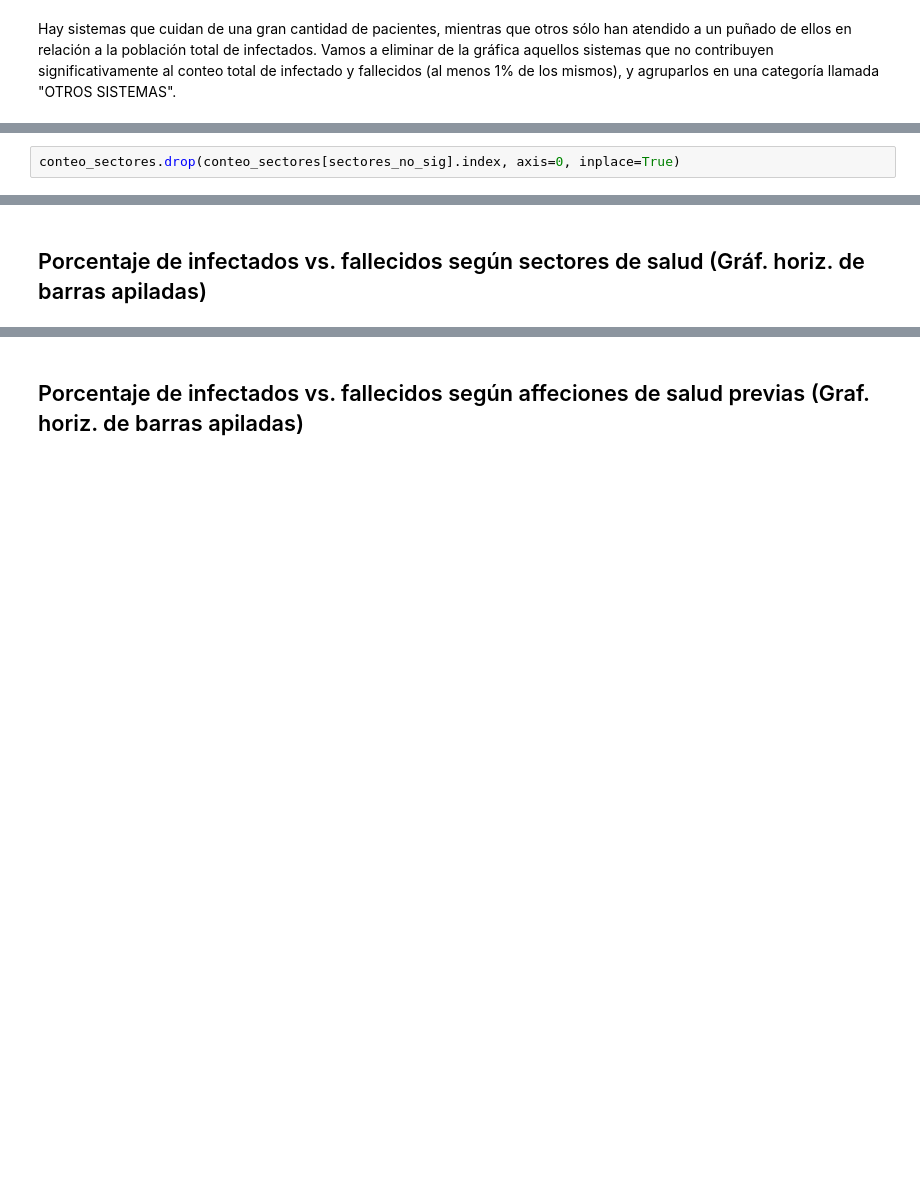
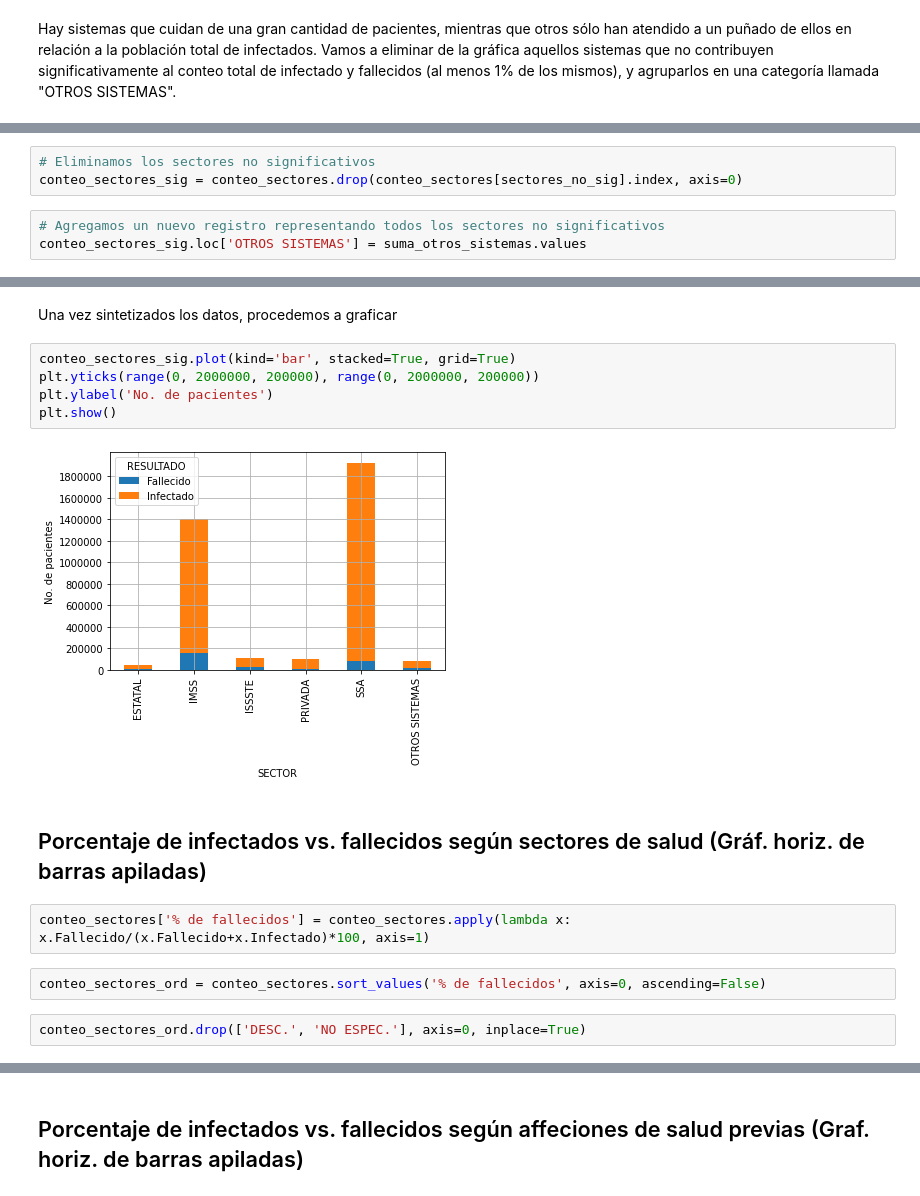
Before and after one commit to EstebanBrito/covid19-mexico, a Jupyter notebook: notebooks/Graficas.ipynb, the cells around one changed output, grey strips where cells are left out. Cells and saved outputs as stored; diff of their text form; blank space fills up the shorter version.

Commit message:
Added one more plot to plots notebook

```diff
--- a/notebooks/Graficas.ipynb
+++ b/notebooks/Graficas.ipynb
@@ -489,4 +455,8 @@ Fallecido    11273
 Infectado    73528
 dtype: int64
 # %%
-conteo_sectores.drop(conteo_sectores[sectores_no_sig].index, axis=0, inplace=True)
+# Eliminamos los sectores no significativos
+conteo_sectores_sig = conteo_sectores.drop(conteo_sectores[sectores_no_sig].index, axis=0)
+# %%
+# Agregamos un nuevo registro representando todos los sectores no significativos
+conteo_sectores_sig.loc['OTROS SISTEMAS'] = suma_otros_sistemas.values
@@ -493,2 +474,17 @@ conteo_sectores.drop(conteo_sectores[sectores_no_sig].index, axis=0, inplace=Tru
+# %% [markdown]
+Una vez sintetizados los datos, procedemos a graficar
+# %%
+conteo_sectores_sig.plot(kind='bar', stacked=True, grid=True)
+plt.yticks(range(0, 2000000, 200000), range(0, 2000000, 200000))
+plt.ylabel('No. de pacientes')
+plt.show()
+# %% [output]
+[figure, added]
 # %% [markdown]
 ## Porcentaje de infectados vs. fallecidos según sectores de salud (Gráf. horiz. de barras apiladas)
+# %%
+conteo_sectores['% de fallecidos'] = conteo_sectores.apply(lambda x: x.Fallecido/(x.Fallecido+x.Infectado)*100, axis=1)
+# %%
+conteo_sectores_ord = conteo_sectores.sort_values('% de fallecidos', axis=0, ascending=False)
+# %%
+conteo_sectores_ord.drop(['DESC.', 'NO ESPEC.'], axis=0, inplace=True)
```
Also changed, not shown: parts of 8 cells of this notebook.
